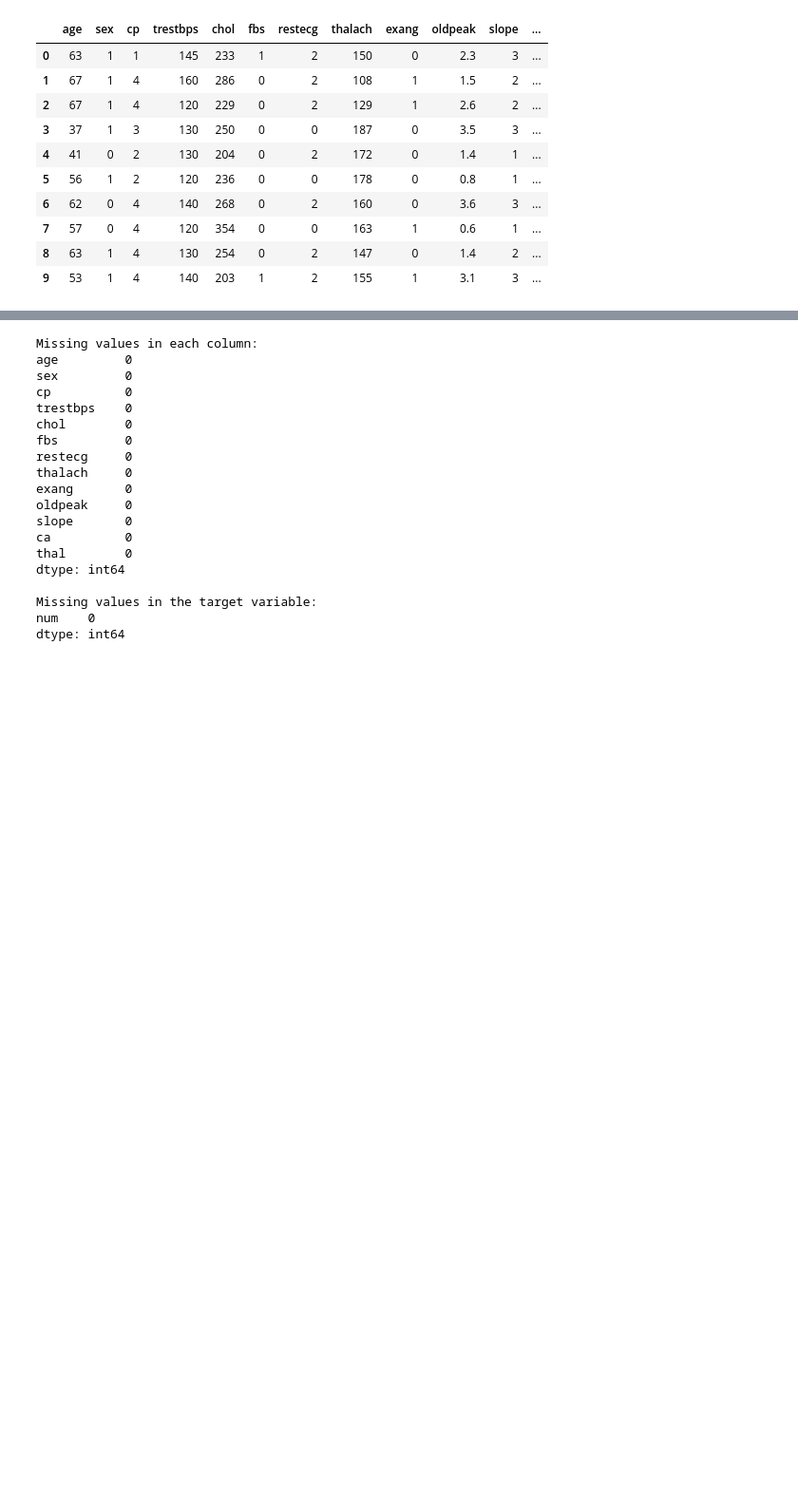
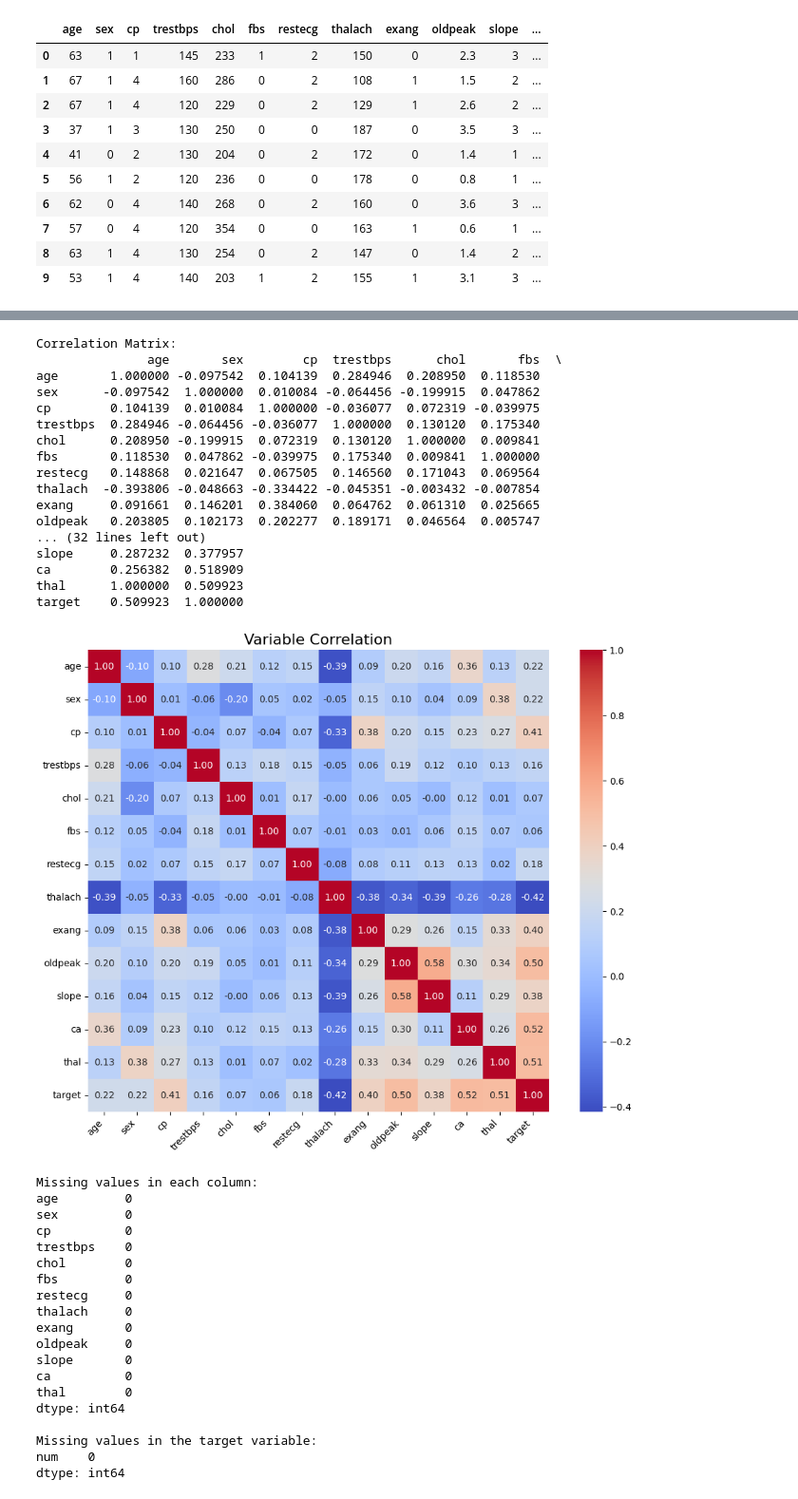
Before and after one commit to AdamTMU/CIND820, a Jupyter notebook: Capstone_Project_CIND820.ipynb, the cells around one changed output, grey strips where cells are left out. Shown at 95% size. Cells and saved outputs as stored; diff of their text form; code cells hidden in the pictures; blank space fills up the shorter version.

```diff
--- a/Capstone_Project_CIND820.ipynb
+++ b/Capstone_Project_CIND820.ipynb
@@ -123,3 +122,41 @@ thal      0.024531 -0.279631  0.329680  0.341004  0.287232  0.256382  1.000000
+# %%
+# Correlation matrix for features
+correlation_matrix = X.corr()
+print("\nCorrelation Matrix:")
+print(correlation_matrix)
+# Set up the matplotlib figure
+plt.figure(figsize=(10, 8))
+
+# Create a heatmap
+sns.heatmap(correlation_matrix, annot=True, fmt=".2f", cmap='coolwarm', square=True, cbar=True)
+
+# Title and labels
+plt.title('Variable Correlation', fontsize=16)
+plt.xticks(rotation=45, ha='right')  # Rotate x labels for better visibility
+plt.yticks(rotation=0)  # Keep y labels horizontal
+
+# Show the plot
+plt.tight_layout()
+plt.show()
+# %% [output]
+Correlation Matrix:
+               age       sex        cp  trestbps      chol       fbs  \
+age       1.000000 -0.097542  0.104139  0.284946  0.208950  0.118530
+sex      -0.097542  1.000000  0.010084 -0.064456 -0.199915  0.047862
+cp        0.104139  0.010084  1.000000 -0.036077  0.072319 -0.039975
+trestbps  0.284946 -0.064456 -0.036077  1.000000  0.130120  0.175340
+chol      0.208950 -0.199915  0.072319  0.130120  1.000000  0.009841
+fbs       0.118530  0.047862 -0.039975  0.175340  0.009841  1.000000
+restecg   0.148868  0.021647  0.067505  0.146560  0.171043  0.069564
+thalach  -0.393806 -0.048663 -0.334422 -0.045351 -0.003432 -0.007854
+exang     0.091661  0.146201  0.384060  0.064762  0.061310  0.025665
+oldpeak   0.203805  0.102173  0.202277  0.189171  0.046564  0.005747
+... (32 lines left out)
+slope     0.287232  0.377957
+ca        0.256382  0.518909
+thal      1.000000  0.509923
+target    0.509923  1.000000
+[figure, added]
 # %%
 # Checking for missing values in features
 missing_values = X.isnull().sum()
```
Also changed, not shown: parts of 5 cells of this notebook.
